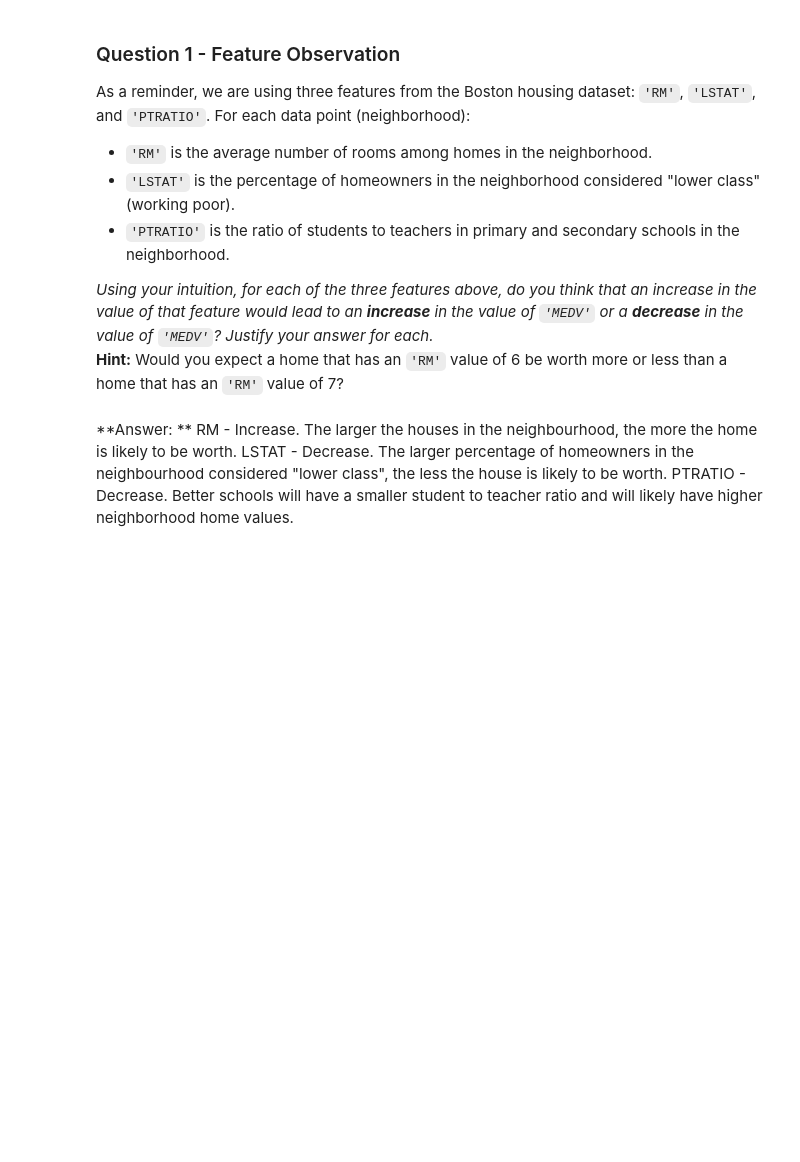
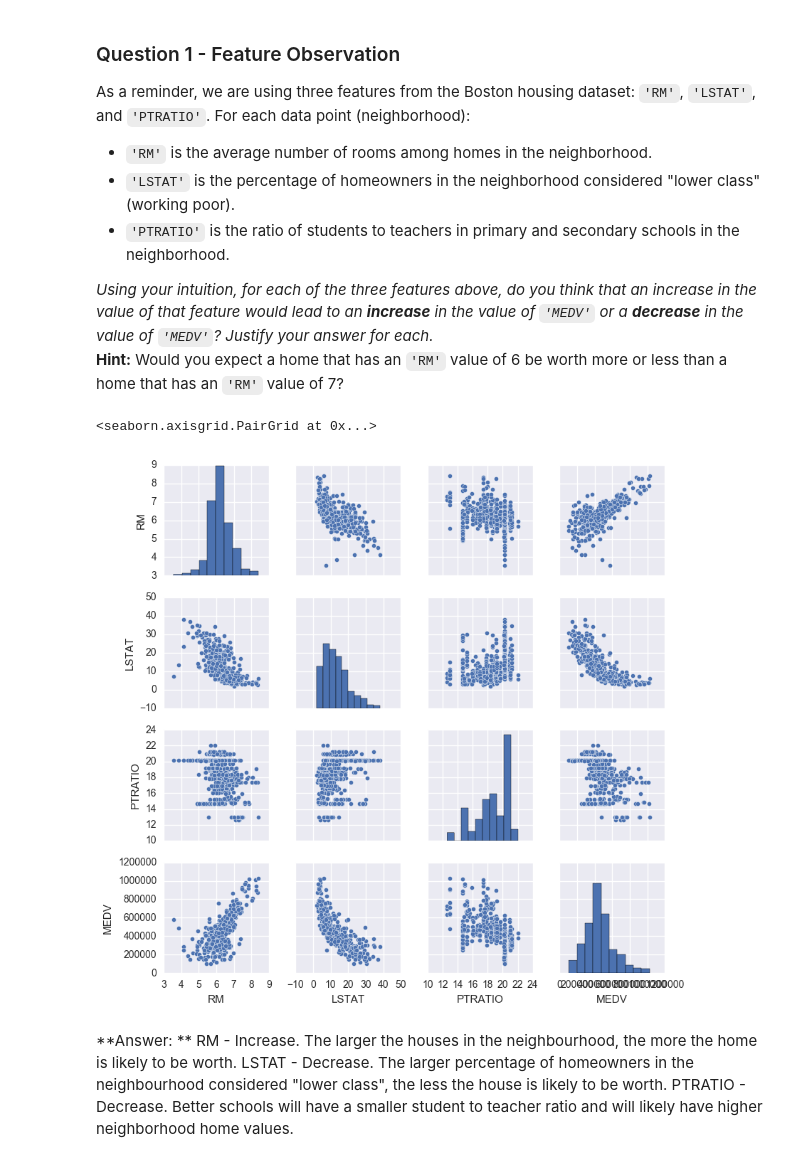
Before and after one commit to b-nichols/projects, a Jupyter notebook: boston_prices/boston_housing.ipynb, the cells around one changed output. Cells and saved outputs as stored; diff of their text form; code cells hidden in the pictures; blank space fills up the shorter version.

```diff
--- a/boston_prices/boston_housing.ipynb
+++ b/boston_prices/boston_housing.ipynb
@@ -92,6 +92,13 @@ As a reminder, we are using three features from the Boston housing dataset: `'RM
 
 _Using your intuition, for each of the three features above, do you think that an increase in the value of that feature would lead to an **increase** in the value of `'MEDV'` or a **decrease** in the value of `'MEDV'`? Justify your answer for each._
 **Hint:** Would you expect a home that has an `'RM'` value of 6 be worth more or less than a home that has an `'RM'` value of 7?
+# %%
+import seaborn as sns
+sns.set()
+sns.pairplot(data, size=2)
+# %% [output]
+<seaborn.axisgrid.PairGrid at 0x...>
+[figure, added]
 # %% [markdown]
 **Answer: ** RM - Increase. The larger the houses in the neighbourhood, the more the home is likely to be worth.
 LSTAT - Decrease. The larger percentage of homeowners in the neighbourhood considered "lower class", the less the house is likely to be worth.
```
Also changed, not shown: parts of 10 cells of this notebook.
